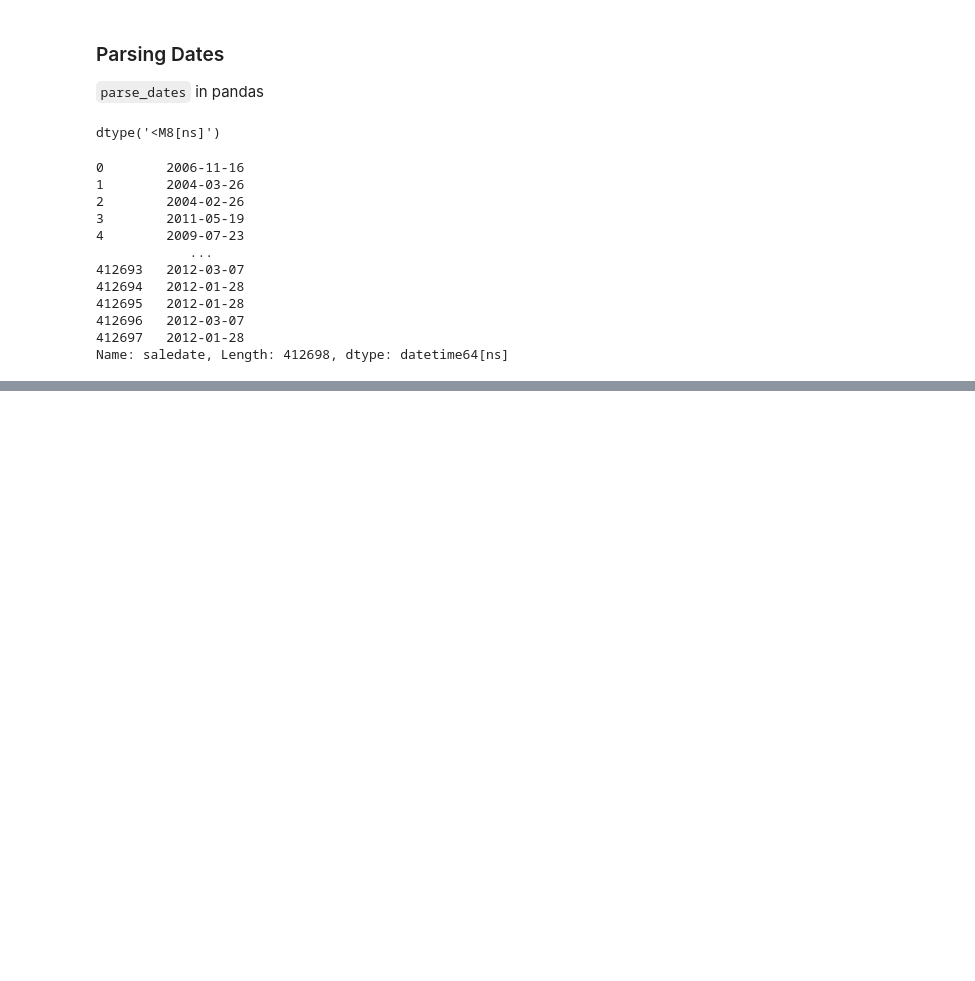
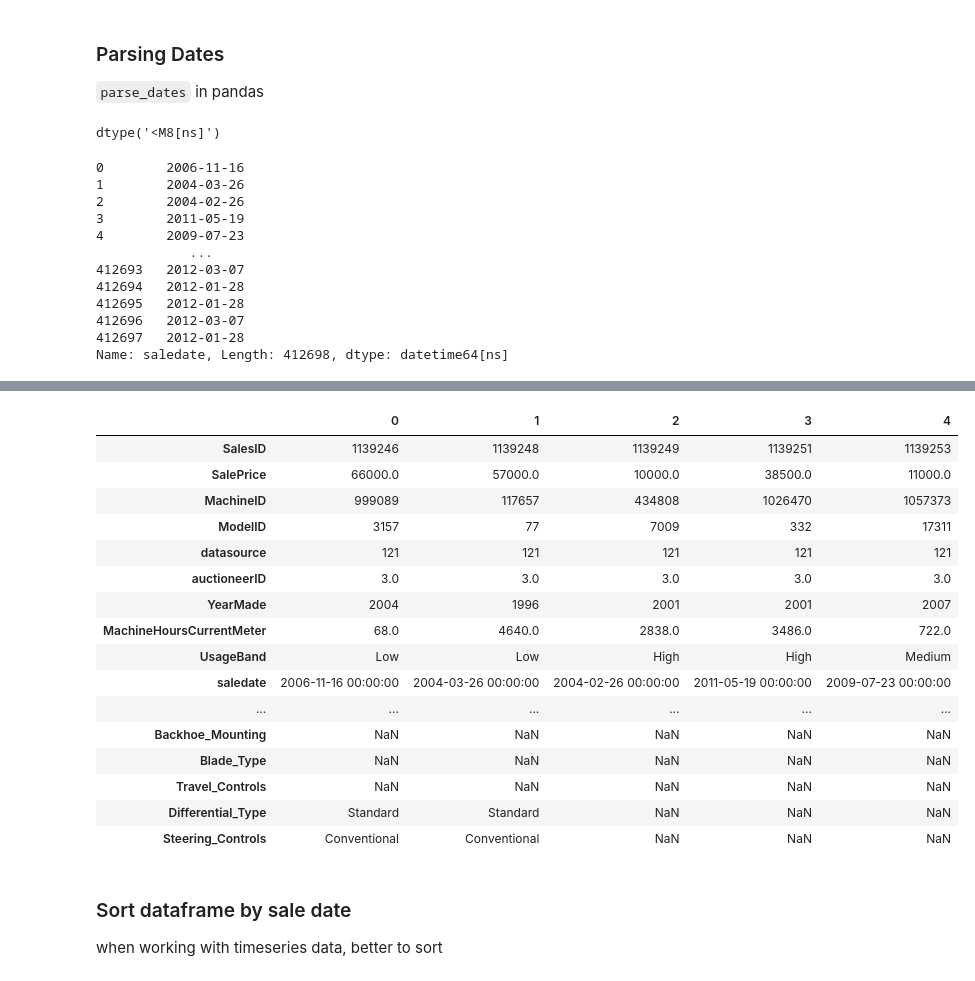
Before and after one commit to shrinidhib/sales-price-prediction, a Jupyter notebook: bulldozer-price-regression.ipynb, the cells around one changed output, grey strips where cells are left out. Drawn from its saved outputs; the diff is of its cells as text; code cells hidden in the pictures; blank space fills up the shorter version.

Commit message:
Data Exploration - Sorting timeseries data

```diff
--- a/bulldozer-price-regression.ipynb
+++ b/bulldozer-price-regression.ipynb
@@ -107,0 +124,24 @@ Name: saledate, Length: 412698, dtype: datetime64[ns]
+# %%
+df.head().T
+# %% [output]
+|  | 0 | 1 | 2 | 3 | 4 |
+| SalesID | 1139246 | 1139248 | 1139249 | 1139251 | 1139253 |
+| SalePrice | 66000.0 | 57000.0 | 10000.0 | 38500.0 | 11000.0 |
+| MachineID | 999089 | 117657 | 434808 | 1026470 | 1057373 |
+| ModelID | 3157 | 77 | 7009 | 332 | 17311 |
+| datasource | 121 | 121 | 121 | 121 | 121 |
+| auctioneerID | 3.0 | 3.0 | 3.0 | 3.0 | 3.0 |
+| YearMade | 2004 | 1996 | 2001 | 2001 | 2007 |
+| MachineHoursCurrentMeter | 68.0 | 4640.0 | 2838.0 | 3486.0 | 722.0 |
+| UsageBand | Low | Low | High | High | Medium |
+| saledate | 2006-11-16 00:00:00 | 2004-03-26 00:00:00 | 2004-02-26 00:00:00 | 2011-05-19 00:00:00 | 2009-07-23 00:00:00 |
+| ... | ... | ... | ... | ... | ... |
+| Backhoe_Mounting | NaN | NaN | NaN | NaN | NaN |
+| Blade_Type | NaN | NaN | NaN | NaN | NaN |
+| Travel_Controls | NaN | NaN | NaN | NaN | NaN |
+| Differential_Type | Standard | Standard | NaN | NaN | NaN |
+| Steering_Controls | Conventional | Conventional | NaN | NaN | NaN |
+# %% [markdown]
+### Sort dataframe by sale date
+
+when working with timeseries data, better to sort
```
Also changed, not shown: parts of 4 cells of this notebook.
